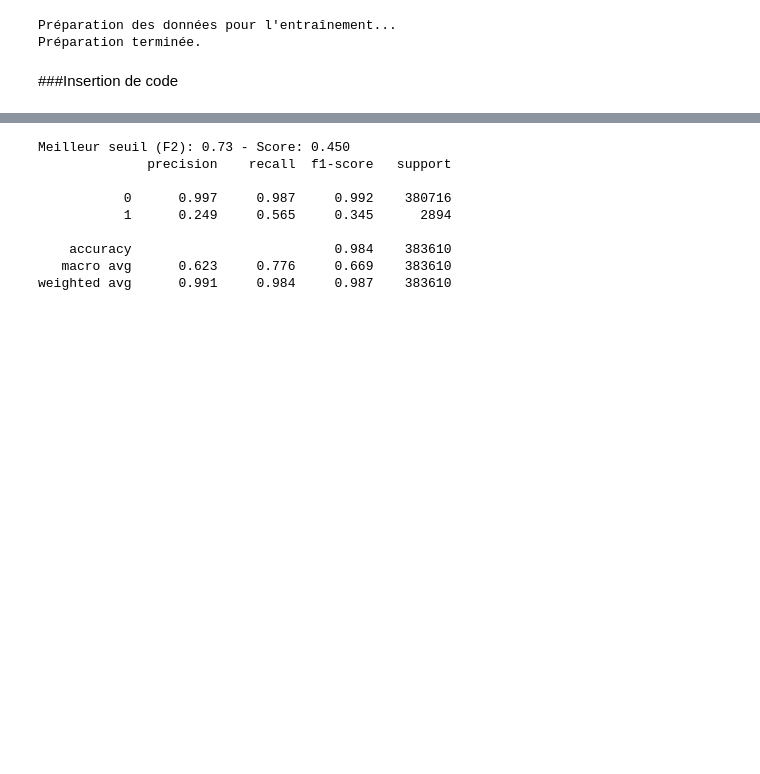
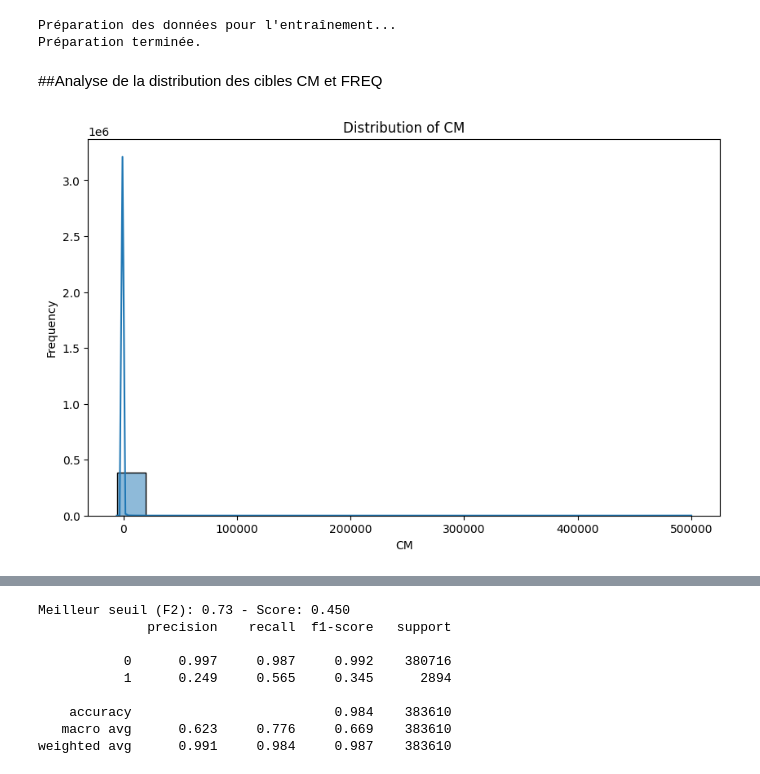
Before and after one commit to auduvignac/challengedata_ens_AssurPrime, a Jupyter notebook: notebooks/exploration/exploration2_vjm.ipynb, the cells around one changed output, grey strips where cells are left out. Cells and saved outputs as stored; diff of their text form; code cells hidden in the pictures; blank space fills up the shorter version.

```diff
--- a/notebooks/exploration/exploration2_vjm.ipynb
+++ b/notebooks/exploration/exploration2_vjm.ipynb
@@ -92,5 +92,19 @@ print("Préparation terminée.")
 # %% [output]
 Préparation des données pour l'entraînement...
 Préparation terminée.
-# %% [markdown]
-###Insertion de code
+# %% [markdown]
+##Analyse de la distribution des cibles CM et FREQ
+# %%
+# Graphe de distribution de y_train['CM']
+
+import matplotlib.pyplot as plt
+import seaborn as sns
+
+plt.figure(figsize=(10, 6))
+sns.histplot(y_train['CM'], kde=True)  # Use histplot for distribution
+plt.title('Distribution of CM')
+plt.xlabel('CM')
+plt.ylabel('Frequency')
+plt.show()
+# %% [output]
+[figure, added]
```
Also changed, not shown: parts of 20 cells of this notebook.
